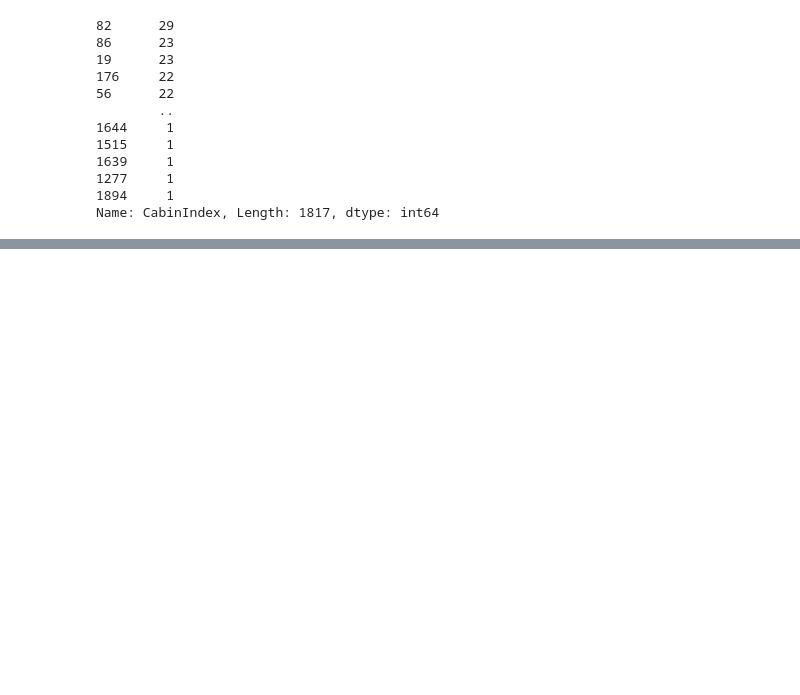
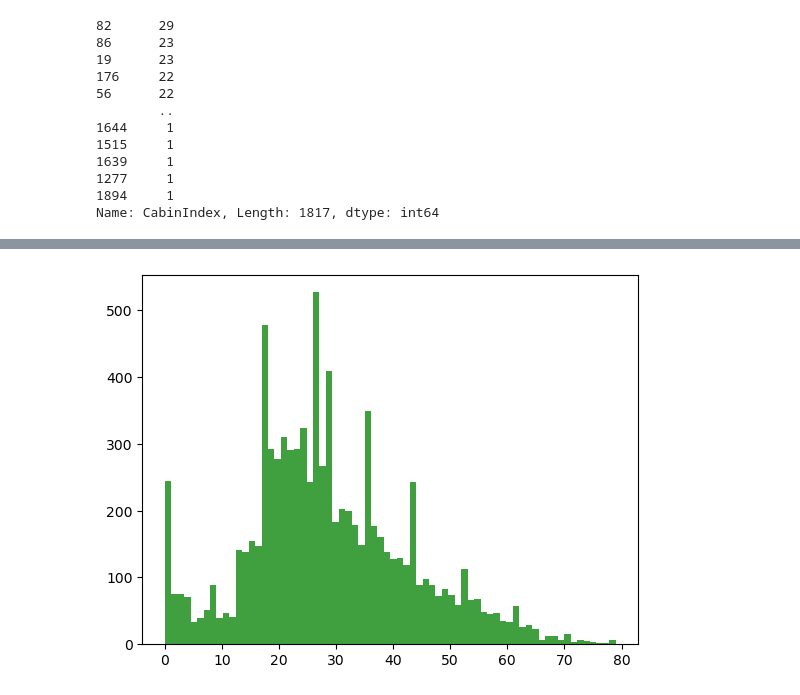
Before and after one commit to irvind/spaceship_titanic, a Jupyter notebook: spaceship_titanic.ipynb, the cells around one changed output, grey strips where cells are left out. Saved outputs shown, nothing was run; the diff lists cells and outputs as text; code cells hidden in the pictures; blank space fills up the shorter version.

```diff
--- a/spaceship_titanic.ipynb
+++ b/spaceship_titanic.ipynb
@@ -363,0 +337,5 @@ plt.show()
+# %%
+plt.hist(df['Age'].values, 70, facecolor='g', alpha=0.75)
+plt.show()
+# %% [output]
+[figure, added]
```
Also changed, not shown: parts of 17 cells of this notebook.
